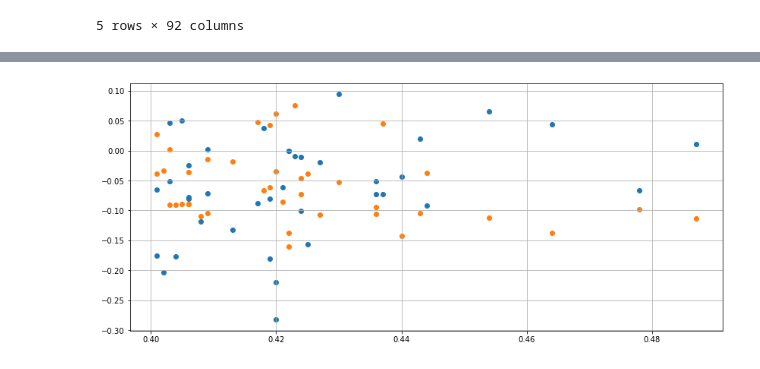
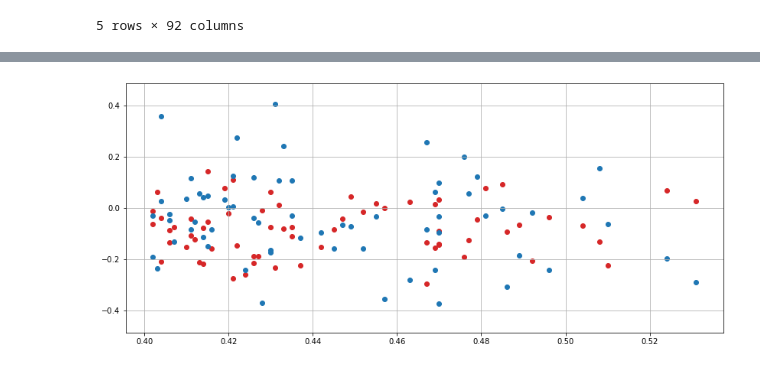
Before and after one commit to jhowenstein/statcast-batter-analysis, a Jupyter notebook: Batter Production.ipynb, the cells around one changed output, grey strips where cells are left out. Drawn from its saved outputs; the diff is of its cells as text; code cells hidden in the pictures.

```diff
--- a/Batter Production.ipynb
+++ b/Batter Production.ipynb
@@ -10,7 +10,7 @@ import matplotlib.pyplot as plt
 from statcast_batter_analysis import Batter,Game,AtBat
 # %%
 #df = pd.read_csv('Data/2021/Nationals.csv')
-df = pd.read_csv('Data/aggregated-data.csv')
+df = pd.read_csv('Data/aggregated-data-2021.csv')
 # %%
 df.shape
 # %% [output]
@@ -80,6 +80,7 @@ for player in players:
     player_df = df[df['player_name']==player]
     print(player_df.shape)
     batter = Batter(player,player_df,process_games=False)
+    batter.filter_data_by_pitch_type(pitch_type='FF',inplace=True)
 
     batters.append(batter)
 # %% [output]
@@ -162,5 +164,5 @@ results_df.head()
 # %%
-sub_results_df = results_df[results_df['zone woba']>=.4]
+sub_results_df = results_df[results_df['zone woba']>=.400]
 # %%
 sub_results_df.shape
 # %% [output]
@@ -188,11 +186,20 @@ sub_results_df
 # %%
 fig,ax=plt.subplots(figsize=(14,6))
 
-ax.scatter(sub_results_df['zone woba'].values, sub_results_df['high diff'].values)
-ax.scatter(sub_results_df['zone woba'].values, sub_results_df['low diff'].values)
+woba = sub_results_df['zone woba'].values
+high_diff = sub_results_df['high diff'].values
+low_diff = sub_results_df['low diff'].values
+
+ax.scatter(woba, high_diff,color='tab:red')
+ax.scatter(woba, low_diff,color='tab:blue')
 
 ax.grid()
 
+axmax = max(max(abs(high_diff)),max(abs(low_diff))) * 1.2
+
+ax.set_ylim(-axmax,axmax)
+
+
 plt.show()
 # %% [output]
-[figure, old version]
+[figure, new version]
```
Also changed, not shown: parts of 16 cells of this notebook, 1 other file.
